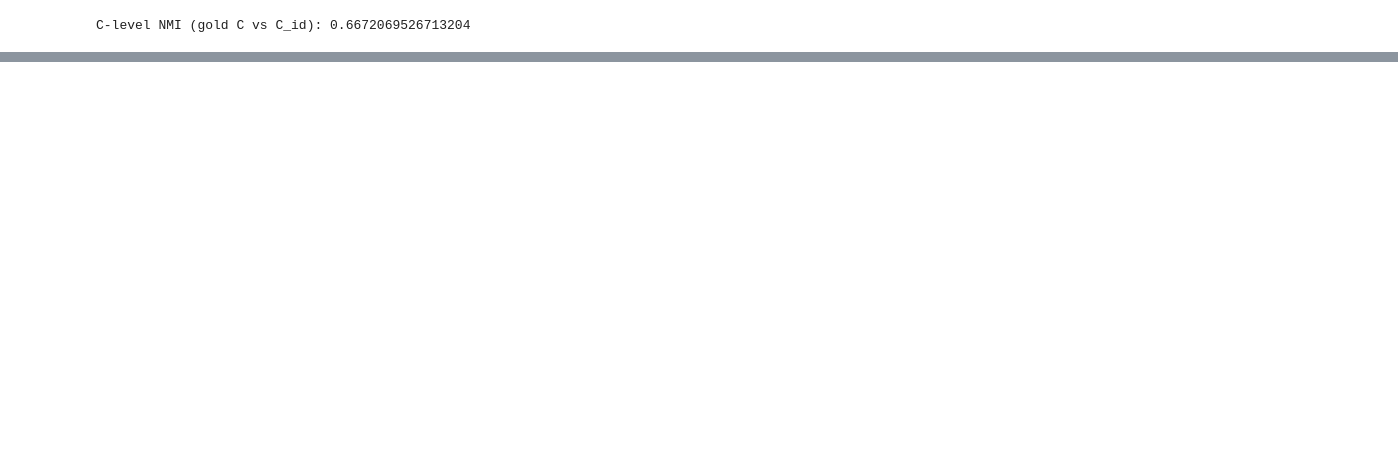
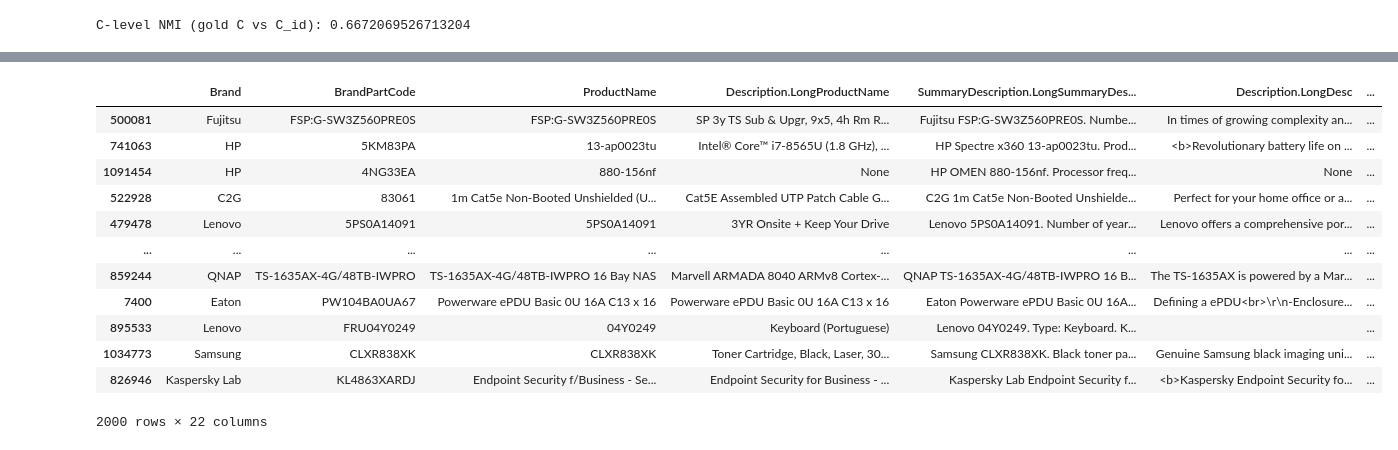
Before and after one commit to AlistairPereira/Taxonomy_Buidling_Textual_Corpora, a Jupyter notebook: prompt_engineering/prompt_engineering_keywords_llm.ipynb, the cells around one changed output, grey strips where cells are left out. Saved outputs shown, nothing was run; the diff lists cells and outputs as text; code cells hidden in the pictures; blank space fills up the shorter version.

Commit message:
validate test data

```diff
--- a/prompt_engineering/prompt_engineering_keywords_llm.ipynb
+++ b/prompt_engineering/prompt_engineering_keywords_llm.ipynb
@@ -1765,0 +1983,23 @@ print(compute_bertscore(gold_path, pred_path))
+# %%
+import yake
+
+kw_extractor = yake.KeywordExtractor(n=1, dedupLim=0.9, dedupFunc="seq")
+
+def extract_yake(text, k):
+    try:
+        kws = kw_extractor.extract_keywords(text)
+        return [kw for kw, score in kws[:k]]
+    except:
+        return []
+
+df_test["yake_keywords"] = df_test.apply(
+    lambda row: extract_yake(row["metadata_text_clean"], row["yake_k"]),
+    axis=1
+)
+# %%
+def yake_list_to_text(kws):
+    if isinstance(kws, list):
+        return " ".join(str(k).strip() for k in kws if isinstance(k, str))
+    return ""
+
+df_test["yake_text"] = df_test["yake_keywords"].apply(yake_list_to_text)
@@ -1765,0 +2012,12 @@ print(compute_bertscore(gold_path, pred_path))
+# %%
+from sentence_transformers import SentenceTransformer
+
+st_model = SentenceTransformer("all-MiniLM-L6-v2")
+
+test_emb = st_model.encode(
+    df_test["yake_text"].fillna("").tolist(),
+    batch_size=64,
+    show_progress_bar=True,
+    convert_to_numpy=True,
+    normalize_embeddings=True
+)
@@ -1765,0 +2070,22 @@ print(compute_bertscore(gold_path, pred_path))
+# %%
+df_test["pred_B_id"]   = df_test["pred_C_id"].map(C_to_B)
+df_test["pred_A_id"]   = df_test["pred_B_id"].map(B_to_A)
+df_test["pred_C_name"] = df_test["pred_C_id"].map(C_name_map)
+df_test["pred_B_name"] = df_test["pred_B_id"].map(B_name_map)
+df_test["pred_A_name"] = df_test["pred_A_id"].map(A_name_map)
+# %%
+df_test
+# %% [output]
+|  | Brand | BrandPartCode | ProductName | Description.LongProductName | SummaryDescription.LongSummaryDes... | Description.LongDesc | ... |
+| 500081 | Fujitsu | FSP:G-SW3Z560PRE0S | FSP:G-SW3Z560PRE0S | SP 3y TS Sub & Upgr, 9x5, 4h Rm R... | Fujitsu FSP:G-SW3Z560PRE0S. Numbe... | In times of growing complexity an... | ... |
+| 741063 | HP | 5KM83PA | 13-ap0023tu | Intel® Core™ i7-8565U (1.8 GHz), ... | HP Spectre x360 13-ap0023tu. Prod... | <b>Revolutionary battery life on ... | ... |
+| 1091454 | HP | 4NG33EA | 880-156nf | None | HP OMEN 880-156nf. Processor freq... | None | ... |
+| 522928 | C2G | 83061 | 1m Cat5e Non-Booted Unshielded (U... | Cat5E Assembled UTP Patch Cable G... | C2G 1m Cat5e Non-Booted Unshielde... | Perfect for your home office or a... | ... |
+| 479478 | Lenovo | 5PS0A14091 | 5PS0A14091 | 3YR Onsite + Keep Your Drive | Lenovo 5PS0A14091. Number of year... | Lenovo offers a comprehensive por... | ... |
+| ... | ... | ... | ... | ... | ... | ... | ... |
+| 859244 | QNAP | TS-1635AX-4G/48TB-IWPRO | TS-1635AX-4G/48TB-IWPRO 16 Bay NAS | Marvell ARMADA 8040 ARMv8 Cortex-... | QNAP TS-1635AX-4G/48TB-IWPRO 16 B... | The TS-1635AX is powered by a Mar... | ... |
+| 7400 | Eaton | PW104BA0UA67 | Powerware ePDU Basic 0U 16A C13 x 16 | Powerware ePDU Basic 0U 16A C13 x 16 | Eaton Powerware ePDU Basic 0U 16A... | Defining a ePDU<br>\r\n-Enclosure... | ... |
+| 895533 | Lenovo | FRU04Y0249 | 04Y0249 | Keyboard (Portuguese) | Lenovo 04Y0249. Type: Keyboard. K... |  | ... |
+| 1034773 | Samsung | CLXR838XK | CLXR838XK | Toner Cartridge, Black, Laser, 30... | Samsung CLXR838XK. Black toner pa... | Genuine Samsung black imaging uni... | ... |
+| 826946 | Kaspersky Lab | KL4863XARDJ | Endpoint Security f/Business - Se... | Endpoint Security for Business - ... | Kaspersky Lab Endpoint Security f... | <b>Kaspersky Endpoint Security fo... | ... |
+2000 rows × 22 columns
```
Also changed, not shown: parts of 39 cells of this notebook.
